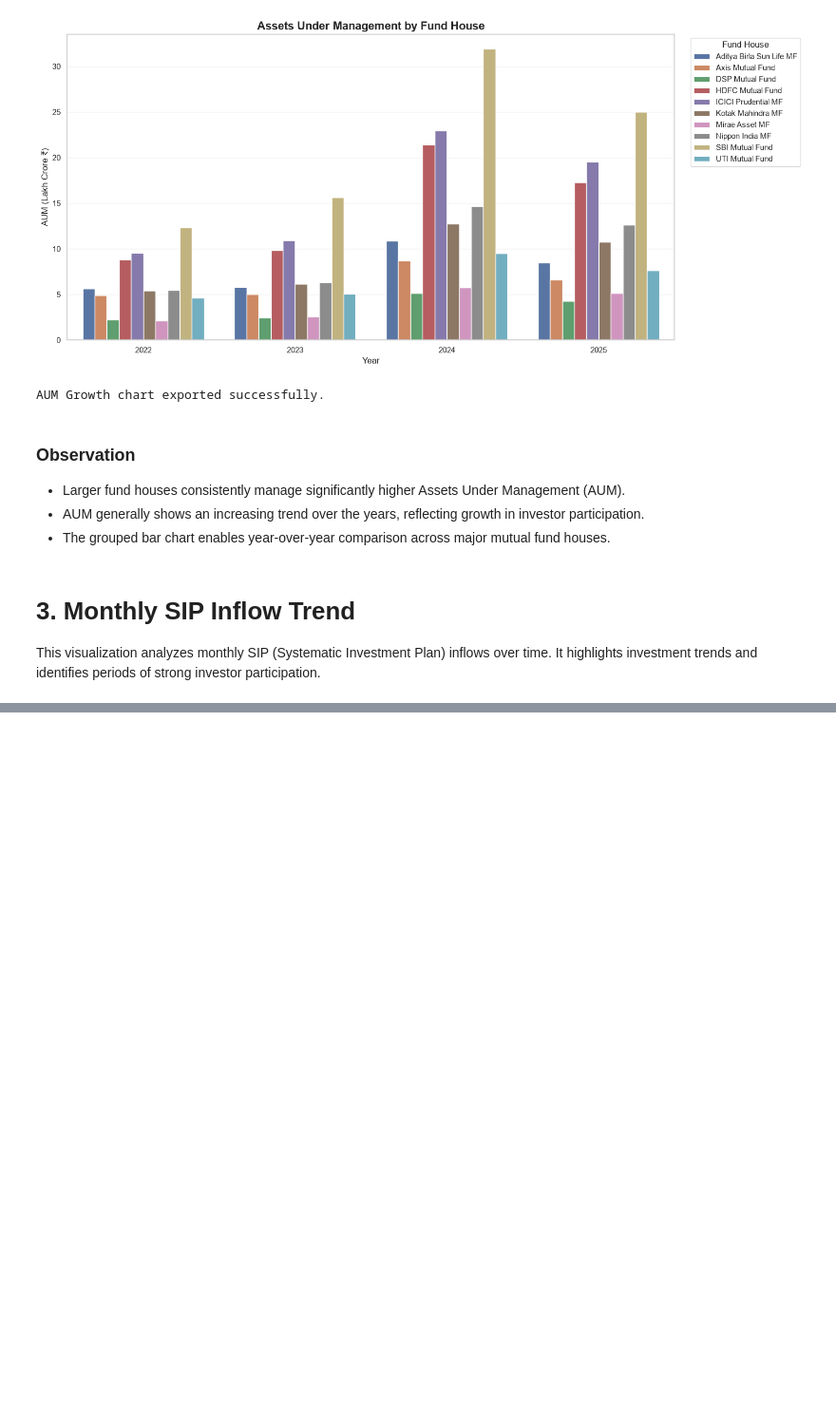
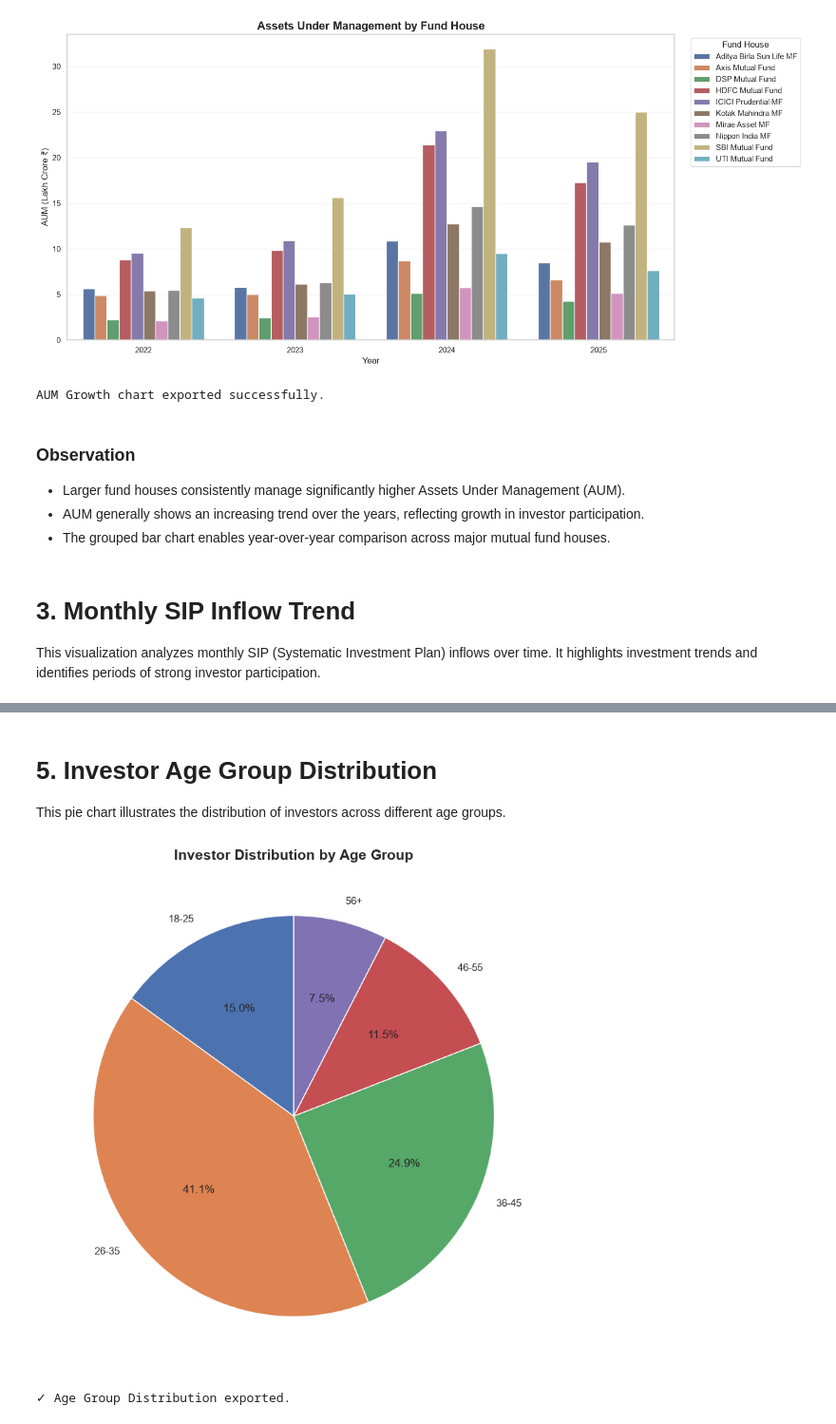
Before and after one commit to KhushalVardhanNeeli/MutualFundAnalytics, a Jupyter notebook: notebooks/EDA_Analysis.ipynb, the cells around one changed output, grey strips where cells are left out. Shown at 95% size. Saved outputs shown, nothing was run; the diff lists cells and outputs as text; code cells hidden in the pictures; blank space fills up the shorter version.

```diff
--- a/notebooks/EDA_Analysis.ipynb
+++ b/notebooks/EDA_Analysis.ipynb
@@ -365,0 +456,44 @@ TypeError: Type is not JSON serializable: Timestamp
+# %% [markdown]
+# 5. Investor Age Group Distribution
+
+This pie chart illustrates the distribution of investors across different age groups.
+# %%
+# ============================================================
+# Investor Age Group Distribution
+# ============================================================
+
+age_counts = (
+    fact_transactions["age_group"]
+    .value_counts()
+    .sort_index()
+)
+
+plt.figure(figsize=(8,8))
+
+plt.pie(
+    age_counts,
+    labels=age_counts.index,
+    autopct="%1.1f%%",
+    startangle=90,
+    wedgeprops={"edgecolor":"white"}
+)
+
+plt.title(
+    "Investor Distribution by Age Group",
+    fontsize=15,
+    fontweight="bold"
+)
+
+plt.tight_layout()
+
+plt.savefig(
+    "../charts/age_distribution.png",
+    dpi=300
+)
+
+plt.show()
+
+print("✓ Age Group Distribution exported.")
+# %% [output]
+[figure, added]
+✓ Age Group Distribution exported.
```
Also changed, not shown: parts of 38 cells of this notebook, 47 other files.
